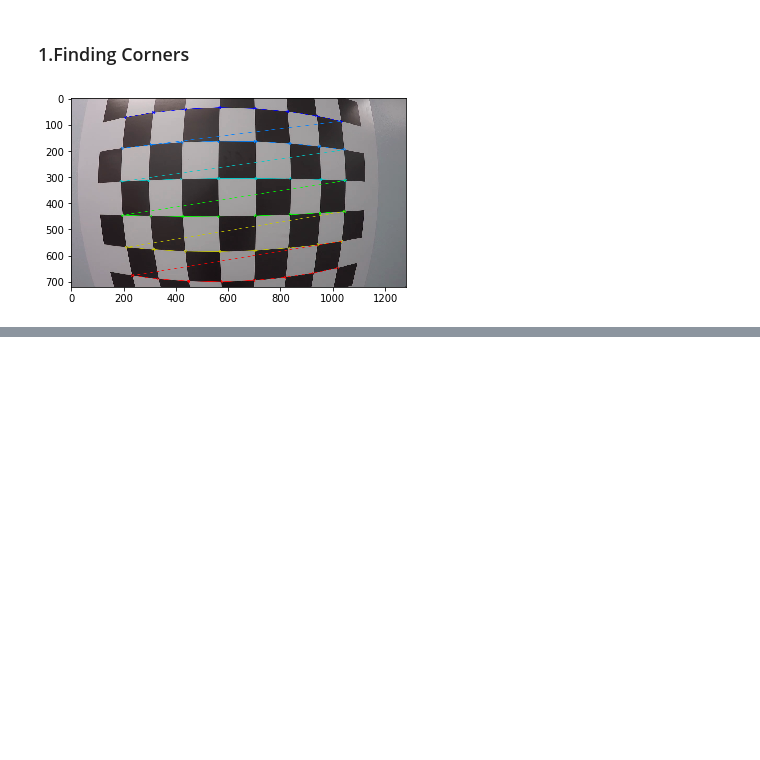
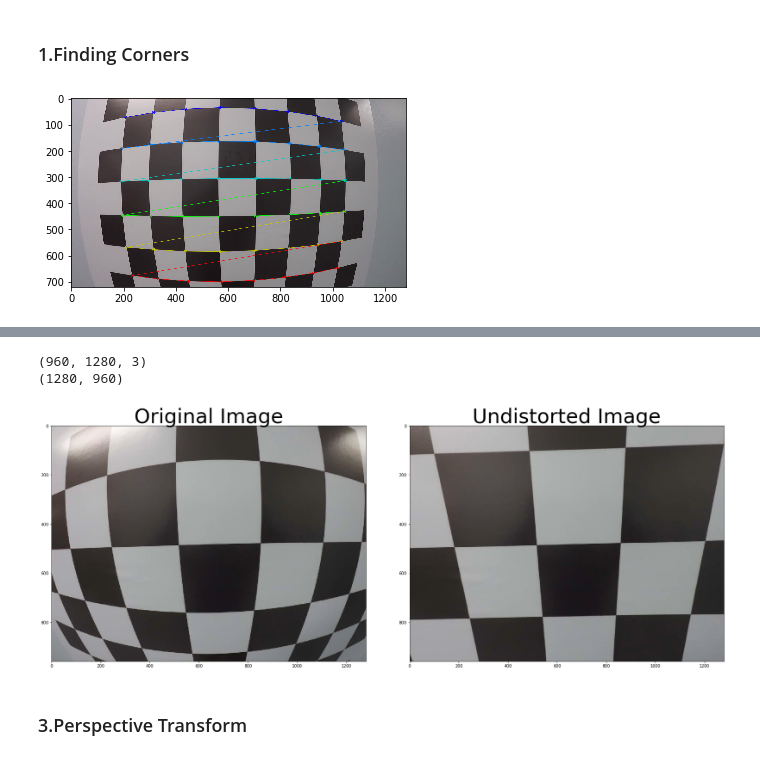
Before and after one commit to ChiangC/SDC_Python, a Jupyter notebook: ex02_camera_calibration/Camera_Calibration.ipynb, the cells around one changed output, grey strips where cells are left out. Drawn from its saved outputs; the diff is of its cells as text; code cells hidden in the pictures; blank space fills up the shorter version.

Commit message:
camera calibration 02

```diff
--- a/ex02_camera_calibration/Camera_Calibration.ipynb
+++ b/ex02_camera_calibration/Camera_Calibration.ipynb
@@ -29,0 +73,42 @@ if ret == True:
+# %%
+# Read in the saved objpoints and imgpoints
+dist_pickle = pickle.load( open( "wide_dist_pickle.p", "rb" ) )
+objpoints = dist_pickle["objpoints"]
+imgpoints = dist_pickle["imgpoints"]
+
+# Read in an image
+img = cv2.imread('test_image.png')
+
+# TODO: Write a function that takes an image, object points, and image points
+# performs the camera calibration, image distortion correction and
+# returns the undistorted image
+def cal_undistort(img, objpoints, imgpoints):
+    # Use cv2.calibrateCamera() and cv2.undistort()
+#     undist = np.copy(img)  # Delete this line
+#     gray = cv2.cvtColor(img, cv2.COLOR_BGR2GRAY)
+#     print(gray.shape[::-1])
+    print(img.shape)
+    print(img.shape[1::-1])
+    #img_size = (img.shape[1], img.shape[0])
+    #or
+    img_size = img.shape[1::-1]#tuple
+
+    ret, mtx, dist, rvecs, tvecs = cv2.calibrateCamera(objpoints, imgpoints, img_size, None, None)
+    undist = cv2.undistort(img, mtx, dist, None, mtx)
+    return undist
+
+undistorted = cal_undistort(img, objpoints, imgpoints)
+
+f, (ax1, ax2) = plt.subplots(1, 2, figsize=(24, 9))
+f.tight_layout()
+ax1.imshow(img)
+ax1.set_title('Original Image', fontsize=50)
+ax2.imshow(undistorted)
+ax2.set_title('Undistorted Image', fontsize=50)
+plt.subplots_adjust(left=0., right=1, top=0.9, bottom=0.)
+# %% [output]
+(960, 1280, 3)
+(1280, 960)
+[figure, added]
+# %% [markdown]
+### 3.Perspective Transform
```
Also changed, not shown: parts of 9 cells of this notebook, 46 other files.
